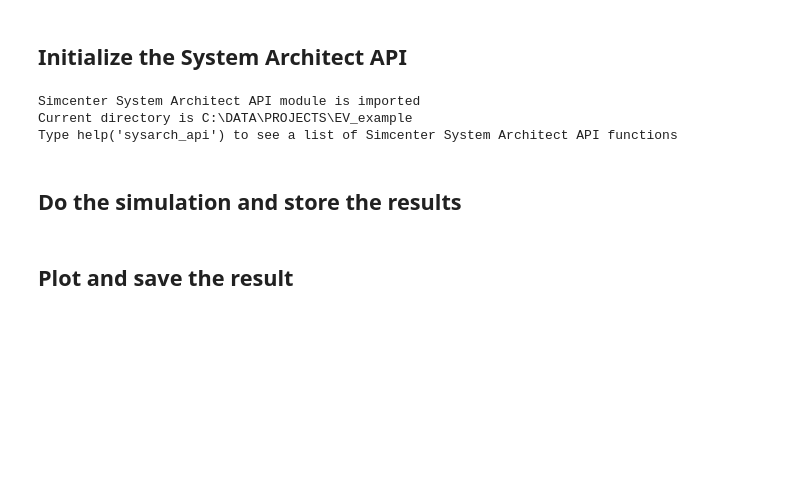
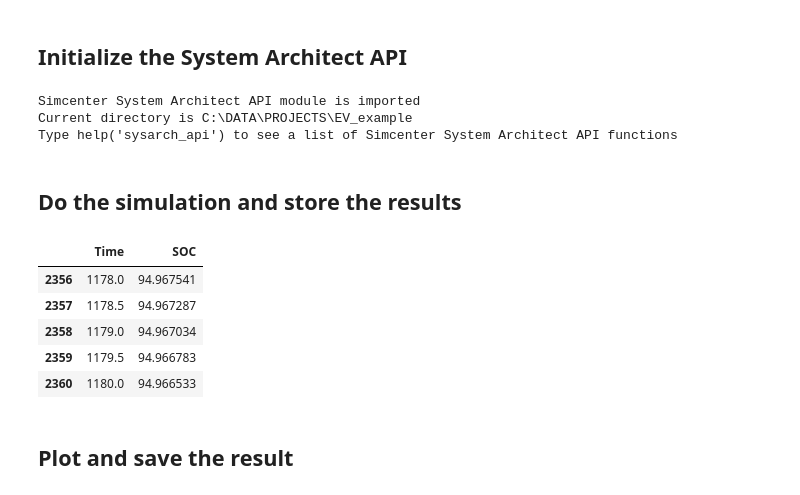
Before and after one commit to StevenGillijns/EV_example, a Jupyter notebook: model_pipeline.ipynb, the cells around one changed output. Saved outputs shown, nothing was run; the diff lists cells and outputs as text; code cells hidden in the pictures; blank space fills up the shorter version.

```diff
--- a/model_pipeline.ipynb
+++ b/model_pipeline.ipynb
@@ -36,7 +37,18 @@ run.simulate()
 # %%
 # Get simulation results
 soc_var = run.getVariable('Battery_SOC')
 soc_res = study.getVariableValues(soc_var)
+time = soc_res.getTimeSamplings()
+vals = soc_res.getValues()
+df = pd.DataFrame(list(zip(time, vals)), columns =['Time', 'SOC'])
+df.tail()
+# %% [output]
+|  | Time | SOC |
+| 2356 | 1178.0 | 94.967541 |
+| 2357 | 1178.5 | 94.967287 |
+| 2358 | 1179.0 | 94.967034 |
+| 2359 | 1179.5 | 94.966783 |
+| 2360 | 1180.0 | 94.966533 |
 # %% [markdown]
 ## Plot and save the result
 # %%
```
Also changed, not shown: parts of 2 cells of this notebook, 2 other files.
